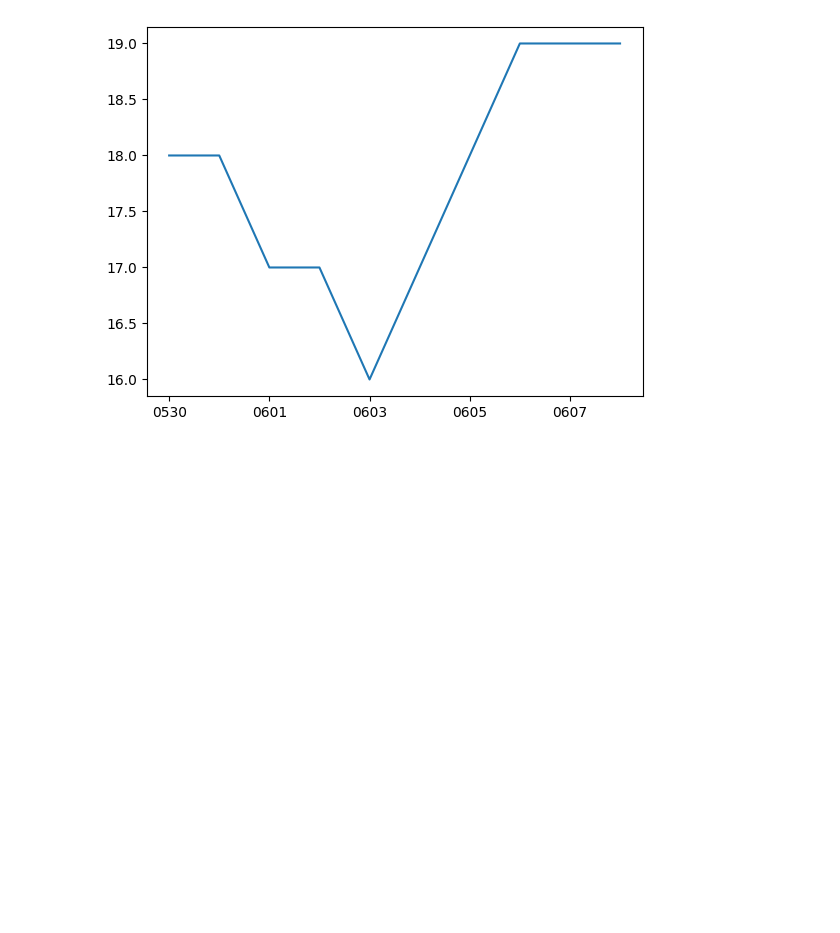
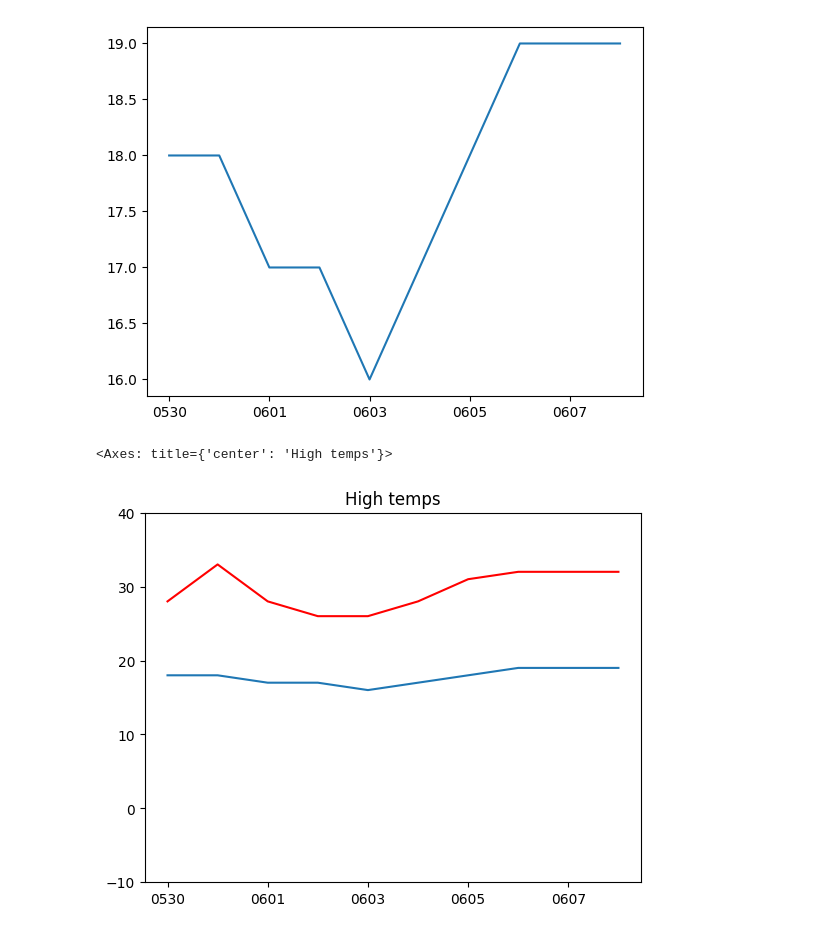
Before and after one commit to reuven/apple-2025-05May-29-visualization, a Jupyter notebook: 2025-05May-29-visualization.ipynb, the cells around one changed output. Drawn from its saved outputs; the diff is of its cells as text; code cells hidden in the pictures; blank space fills up the shorter version.

```diff
--- a/2025-05May-29-visualization.ipynb
+++ b/2025-05May-29-visualization.ipynb
@@ -241,3 +241,10 @@ low_temps.plot.line()
 # %% [output]
 <Axes: >
 [figure]
+# %%
+ax = high_temps.plot.line(title='High temps',
+                    ylim=(-10, 40), color='red')
+low_temps.plot.line(ax=ax)
+# %% [output]
+<Axes: title={'center': 'High temps'}>
+[figure, added]
```
